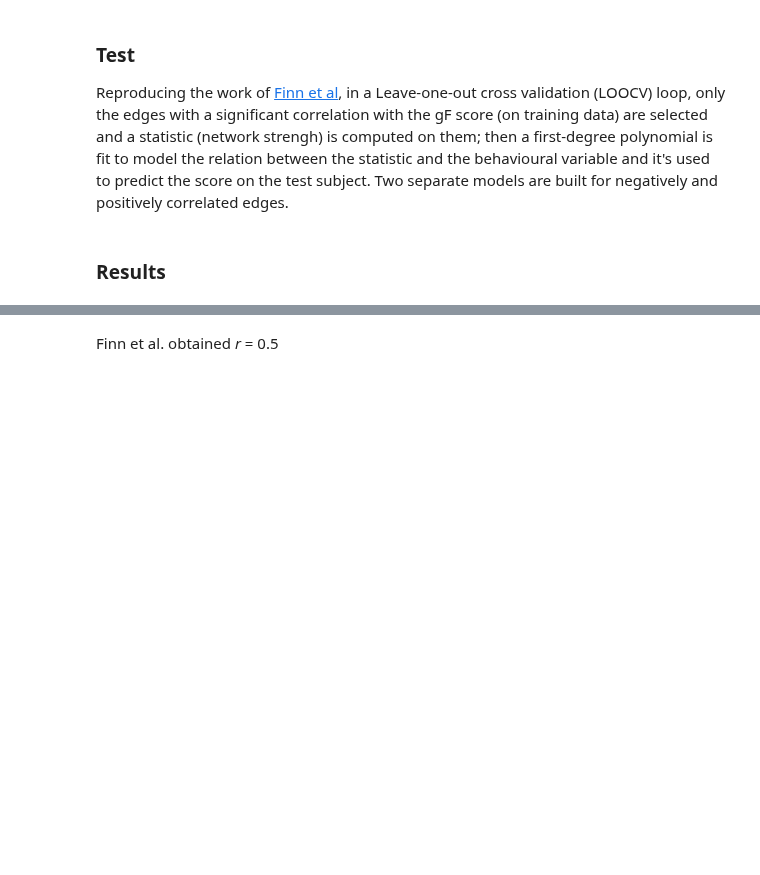
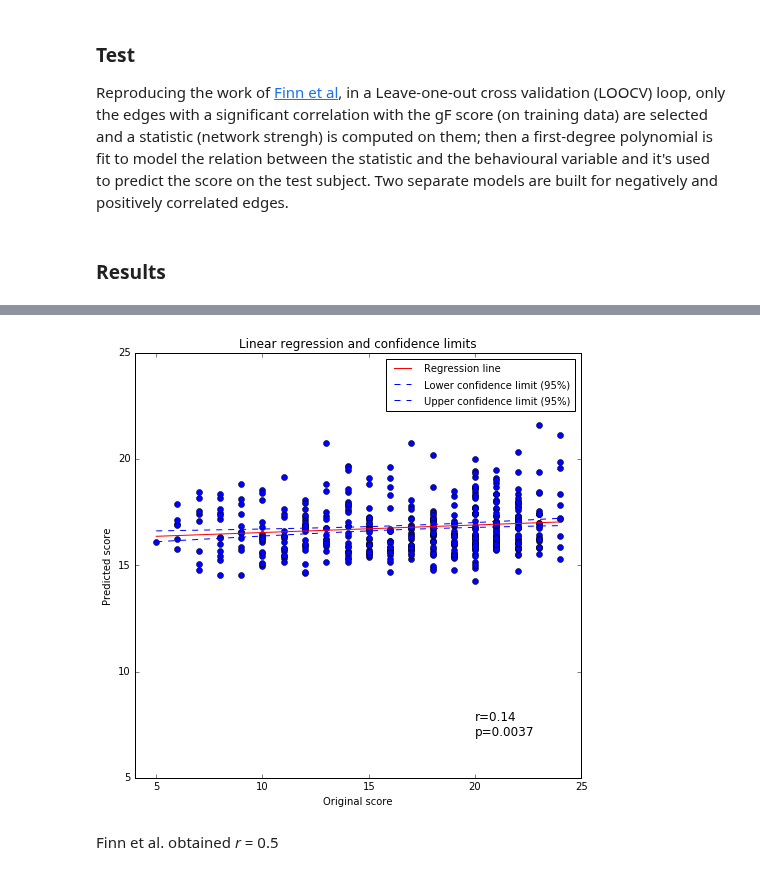
Before and after one commit to paola-g/iq_prediction, a Jupyter notebook: finn_ext.ipynb, the cells around one changed output, grey strips where cells are left out. Cells and saved outputs as stored; diff of their text form; code cells hidden in the pictures; blank space fills up the shorter version.

```diff
--- a/finn_ext.ipynb
+++ b/finn_ext.ipynb
@@ -236,2 +336,6 @@ regression_plot(np.ravel(gF),np.ravel(preds_4),n_subj,'Random Forest - LOOCV- ne
+# %%
+regression_plot(np.ravel(gF),np.ravel(predictions_pos),n_subj,'Linear regression and confidence limits')
+# %% [output]
+[figure, added]
 # %% [markdown]
 Finn et al. obtained *r* = 0.5
```
Also changed, not shown: parts of 8 cells of this notebook, 1 other file.
